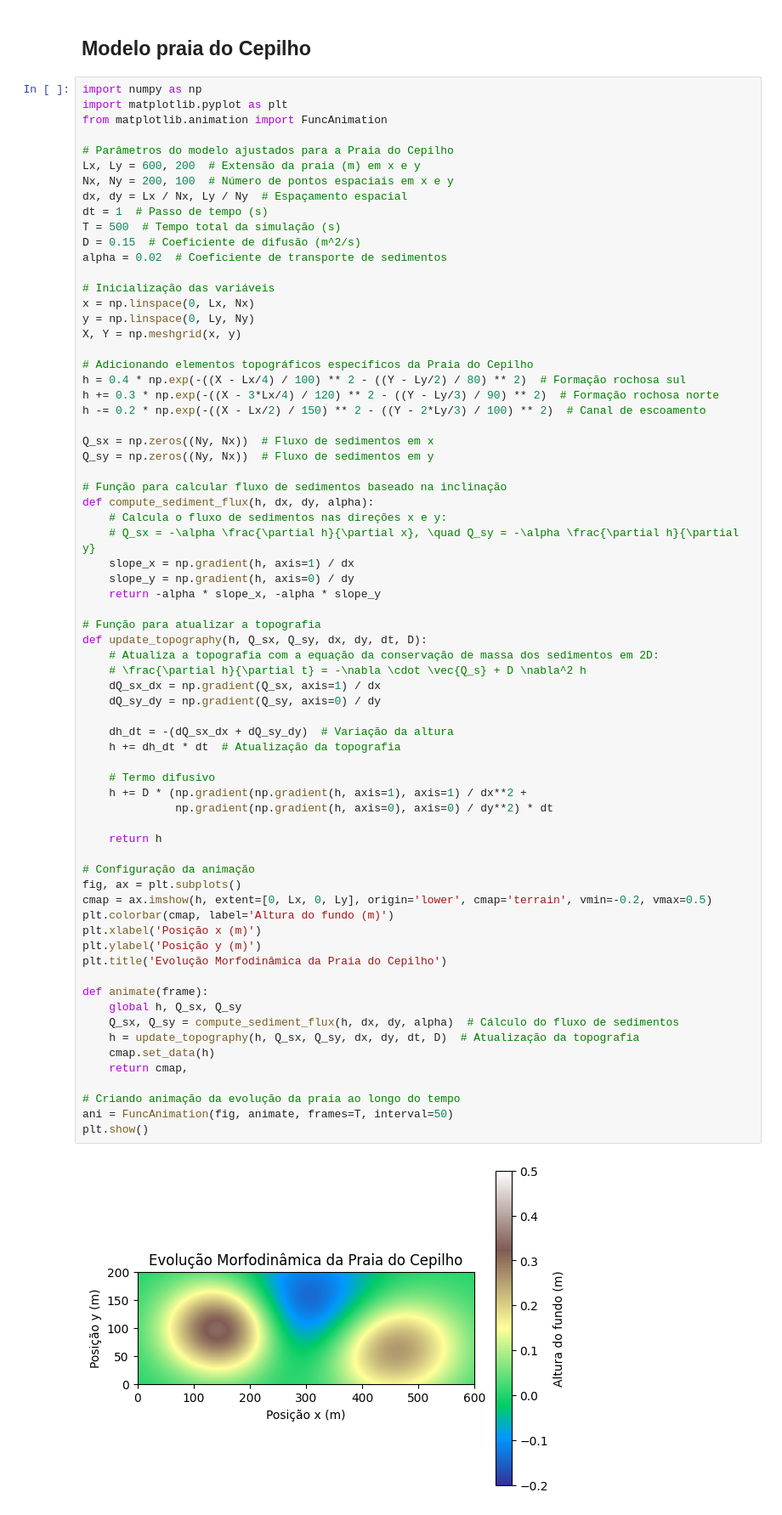
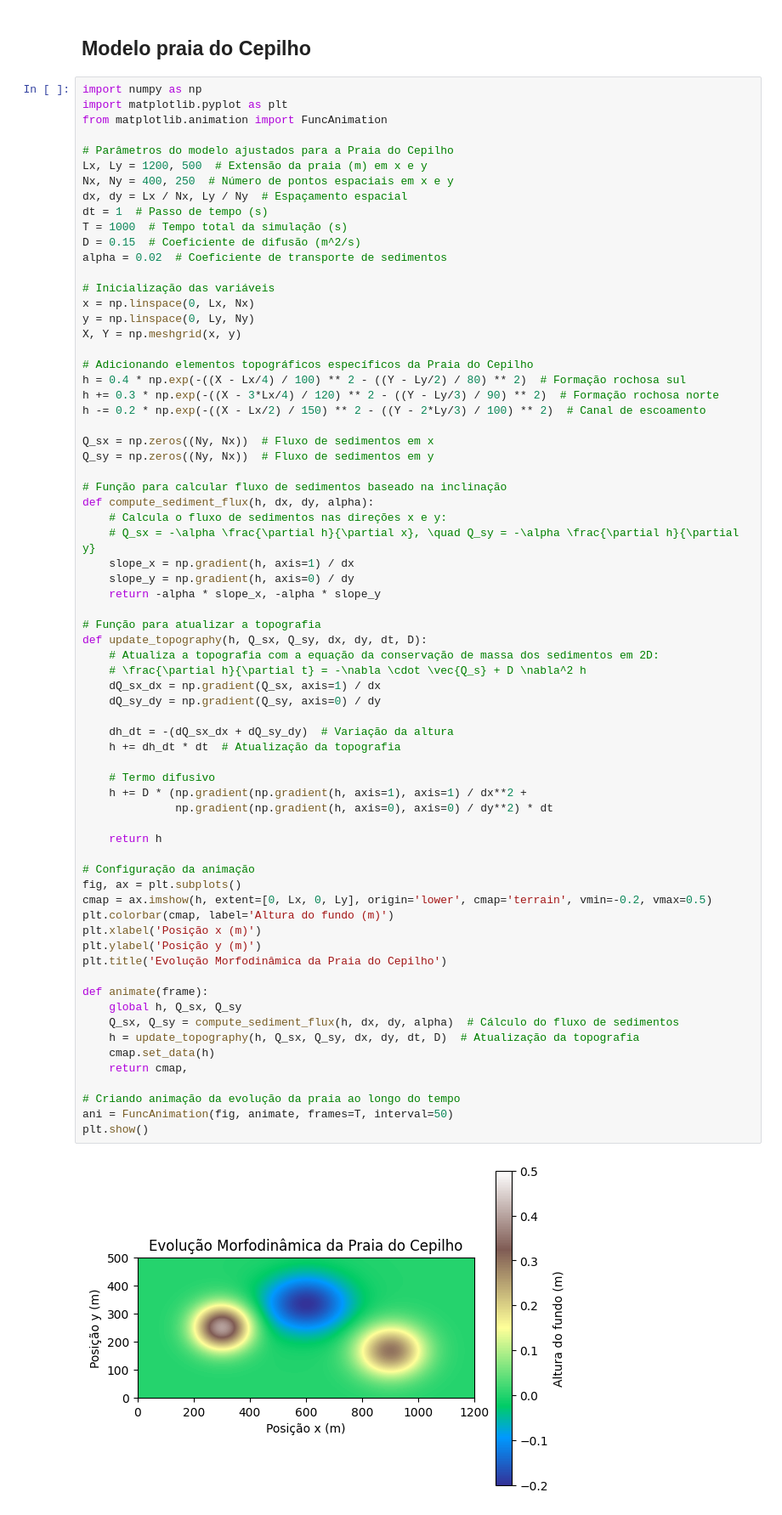
Before and after one commit to JunioCesarFerreira/beach-morphodynamic, a Jupyter notebook: notes/simulations.ipynb, the cells around one changed output. Shown at 85% size. Saved outputs shown, nothing was run; the diff lists cells and outputs as text.

```diff
--- a/notes/simulations.ipynb
+++ b/notes/simulations.ipynb
@@ -289,11 +315,11 @@ import matplotlib.pyplot as plt
 from matplotlib.animation import FuncAnimation
 
 # Parâmetros do modelo ajustados para a Praia do Cepilho
-Lx, Ly = 600, 200  # Extensão da praia (m) em x e y
-Nx, Ny = 200, 100  # Número de pontos espaciais em x e y
+Lx, Ly = 1200, 500  # Extensão da praia (m) em x e y
+Nx, Ny = 400, 250  # Número de pontos espaciais em x e y
 dx, dy = Lx / Nx, Ly / Ny  # Espaçamento espacial
 dt = 1  # Passo de tempo (s)
-T = 500  # Tempo total da simulação (s)
+T = 1000  # Tempo total da simulação (s)
 D = 0.15  # Coeficiente de difusão (m^2/s)
 alpha = 0.02  # Coeficiente de transporte de sedimentos
 
@@ -326,33 +352,33 @@ def update_topography(h, Q_sx, Q_sy, dx, dy, dt, D):
     dQ_sy_dy = np.gradient(Q_sy, axis=0) / dy
 
     dh_dt = -(dQ_sx_dx + dQ_sy_dy)  # Variação da altura
     h += dh_dt * dt  # Atualização da topografia
 
     # Termo difusivo
     h += D * (np.gradient(np.gradient(h, axis=1), axis=1) / dx**2 +
               np.gradient(np.gradient(h, axis=0), axis=0) / dy**2) * dt
 
     return h
 
 # Configuração da animação
 fig, ax = plt.subplots()
 cmap = ax.imshow(h, extent=[0, Lx, 0, Ly], origin='lower', cmap='terrain', vmin=-0.2, vmax=0.5)
 plt.colorbar(cmap, label='Altura do fundo (m)')
 plt.xlabel('Posição x (m)')
 plt.ylabel('Posição y (m)')
 plt.title('Evolução Morfodinâmica da Praia do Cepilho')
 
 def animate(frame):
     global h, Q_sx, Q_sy
     Q_sx, Q_sy = compute_sediment_flux(h, dx, dy, alpha)  # Cálculo do fluxo de sedimentos
     h = update_topography(h, Q_sx, Q_sy, dx, dy, dt, D)  # Atualização da topografia
     cmap.set_data(h)
     return cmap,
 
 # Criando animação da evolução da praia ao longo do tempo
 ani = FuncAnimation(fig, animate, frames=T, interval=50)
 plt.show()
 # %% [output]
-[figure, old version]
+[figure, new version]
 # %%
 #!pip install folium
```
Also changed, not shown: parts of 8 cells of this notebook, 2 other files.
